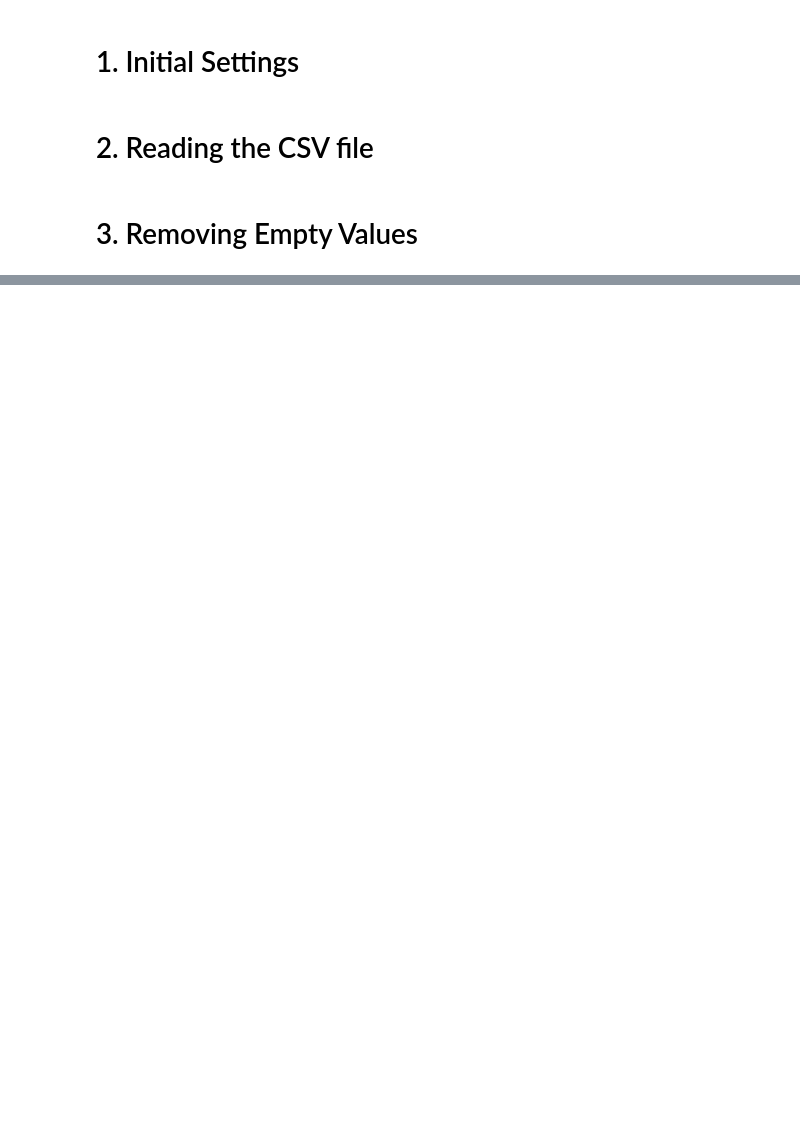
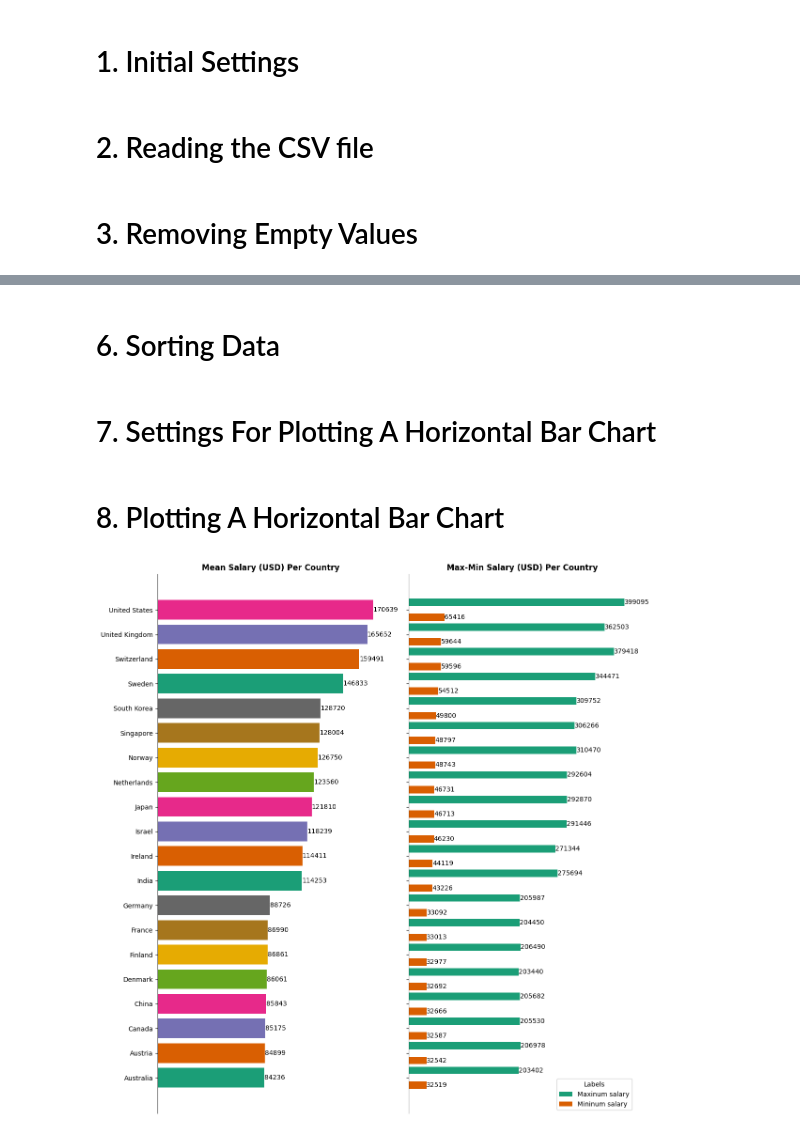
Before and after one commit to LazaroDamasceno/Data-Analyses-And-Plotting, a Jupyter notebook: ai_jobs/usd_salary_per_country.ipynb, the cells around one changed output, grey strips where cells are left out. Drawn from its saved outputs; the diff is of its cells as text; code cells hidden in the pictures; blank space fills up the shorter version.

Commit message:
Updated usd_salary_per_country

```diff
--- a/ai_jobs/usd_salary_per_country.ipynb
+++ b/ai_jobs/usd_salary_per_country.ipynb
@@ -15,5 +17,5 @@ df_cleaned = df.dropna()
 # %%
-df_salary_usd_melt = df_cleaned.melt(
+df_melt = df_cleaned.melt(
     id_vars="company_location",
     value_vars="salary_usd",
     var_name="salaries"
@@ -21,6 +25,50 @@ df_salary_usd_melt = df_cleaned.melt(
 # %%
-df_salary_usd_pivot = df_salary_usd_melt.pivot_table(
+df_pivot = df_melt.pivot_table(
     index="company_location",
     columns="salaries",
-    aggfunc=['mean', 'min', 'max', 'count']
+    aggfunc=['mean', 'min', 'max']
 )
+# %% [markdown]
+# 6. Sorting Data
+# %%
+df_ascending_mean = df_pivot.sort_values(by=('mean', 'value', 'salary_usd'), ascending=True)
+df_ascending_max = df_pivot.sort_values(by=('max', 'value', 'salary_usd'), ascending=True)
+df_ascending_min = df_pivot.sort_values(by=('min', 'value', 'salary_usd'), ascending=True)
+# %% [markdown]
+# 7. Settings For Plotting A Horizontal Bar Chart
+# %%
+n_items = len(df_pivot.index)
+y_pos = np.arange(n_items)
+bar_height1 = 0.8
+bar_height2 = 0.3
+colors = plt.cm.Dark2.colors
+# %% [markdown]
+# 8. Plotting A Horizontal Bar Chart
+# %%
+fig, ax = plt.subplots(1, 2, figsize=(12, 12), sharey=True)
+
+bars_mean = ax[0].barh(y_pos, df_ascending_mean['mean']['value']['salary_usd'], bar_height1, color=colors)
+
+ax[0].set_yticks(y_pos)
+ax[0].set_yticklabels(df_pivot.index)
+ax[0].bar_label(bars_mean, fmt="%.0f")
+ax[0].spines[['top', 'right', 'bottom']].set_visible(False)
+ax[0].xaxis.set_visible(False)
+ax[0].set_title("Mean Salary (USD) Per Country", fontweight="bold")
+
+bars_max = ax[1].barh(y_pos + bar_height2, df_ascending_min['max']['value']['salary_usd'], bar_height2, label="Maxinum salary", color=colors[0])
+bars_min = ax[1].barh(y_pos - bar_height2, df_ascending_min['min']['value']['salary_usd'], bar_height2, label="Mininum salary", color=colors[1])
+
+ax[1].set_yticks(y_pos)
+ax[1].set_yticklabels(df_pivot.index)
+ax[1].bar_label(bars_max, fmt="%.0f")
+ax[1].bar_label(bars_min, fmt="%.0f")
+ax[1].spines[['top', 'right', 'bottom']].set_visible(False)
+ax[1].xaxis.set_visible(False)
+ax[1].set_title("Max-Min Salary (USD) Per Country", fontweight="bold")
+ax[1].legend(title="Labels")
+
+plt.tight_layout()
+plt.show()
+# %% [output]
+[figure, added]
```
Also changed, not shown: parts of 2 cells of this notebook.
